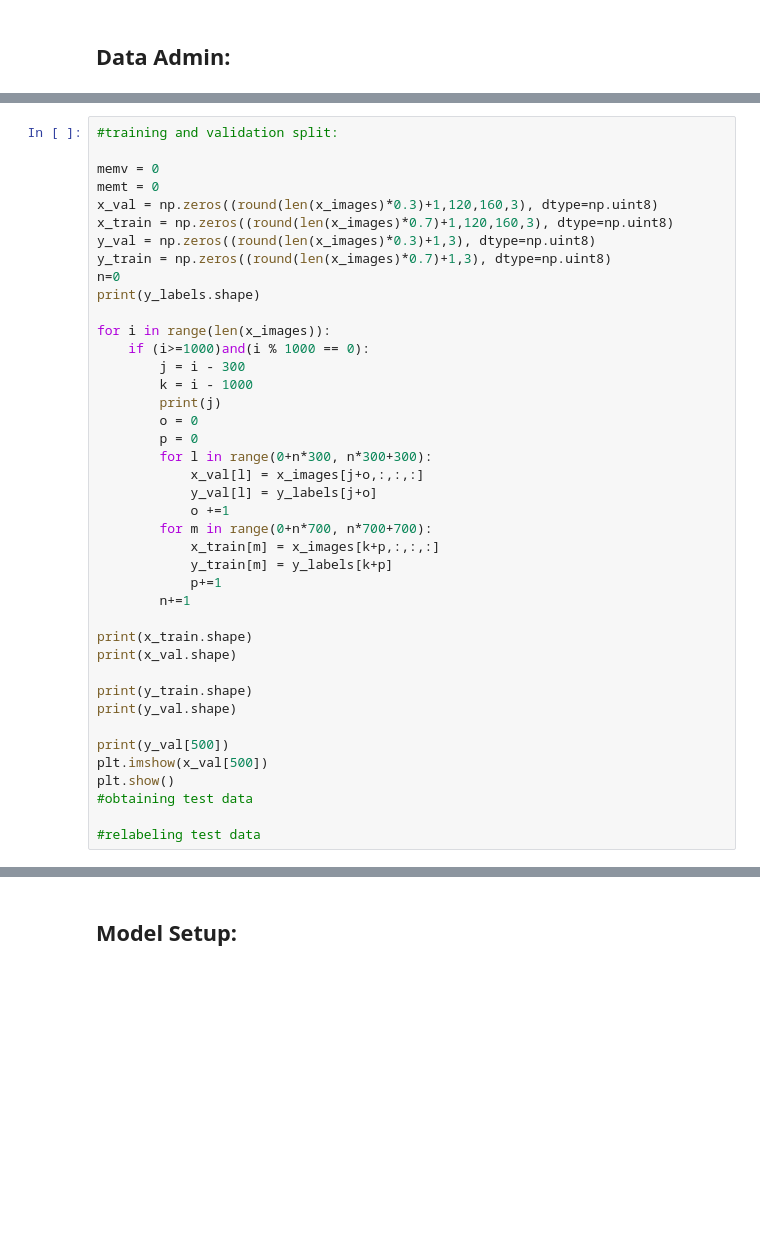
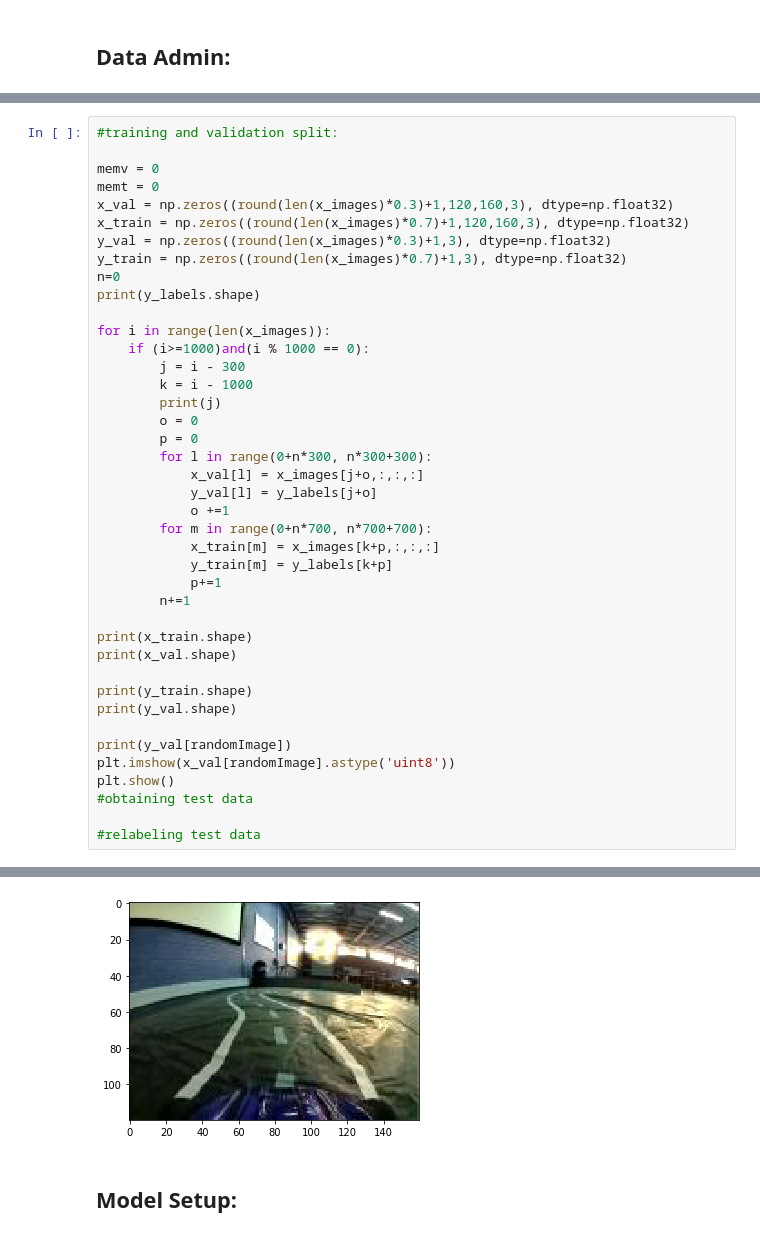
Before and after one commit to brontisaur/CounterpointDonkey, a Jupyter notebook: Categorical Model.ipynb, the cells around one changed output, grey strips where cells are left out. Drawn from its saved outputs; the diff is of its cells as text; blank space fills up the shorter version.

```diff
--- a/Categorical Model.ipynb
+++ b/Categorical Model.ipynb
@@ -76,10 +82,10 @@ print(y_labels[1000])
 
 memv = 0
 memt = 0
-x_val = np.zeros((round(len(x_images)*0.3)+1,120,160,3), dtype=np.uint8)
-x_train = np.zeros((round(len(x_images)*0.7)+1,120,160,3), dtype=np.uint8)
-y_val = np.zeros((round(len(x_images)*0.3)+1,3), dtype=np.uint8)
-y_train = np.zeros((round(len(x_images)*0.7)+1,3), dtype=np.uint8)
+x_val = np.zeros((round(len(x_images)*0.3)+1,120,160,3), dtype=np.float32)
+x_train = np.zeros((round(len(x_images)*0.7)+1,120,160,3), dtype=np.float32)
+y_val = np.zeros((round(len(x_images)*0.3)+1,3), dtype=np.float32)
+y_train = np.zeros((round(len(x_images)*0.7)+1,3), dtype=np.float32)
 n=0
 print(y_labels.shape)
 
@@ -106,9 +112,10 @@ print(x_val.shape)
 print(y_train.shape)
 print(y_val.shape)
 
-print(y_val[500])
-plt.imshow(x_val[500])
+print(y_val[randomImage])
+plt.imshow(x_val[randomImage].astype('uint8'))
 plt.show()
 #obtaining test data
 
 #relabeling test data
+# %% [output]
@@ -115,3 +139,4 @@ plt.show()
+[figure, added]
 # %% [markdown]
 ## Model Setup:
 # %%
```
Also changed, not shown: parts of 5 cells of this notebook, 1 other file.
